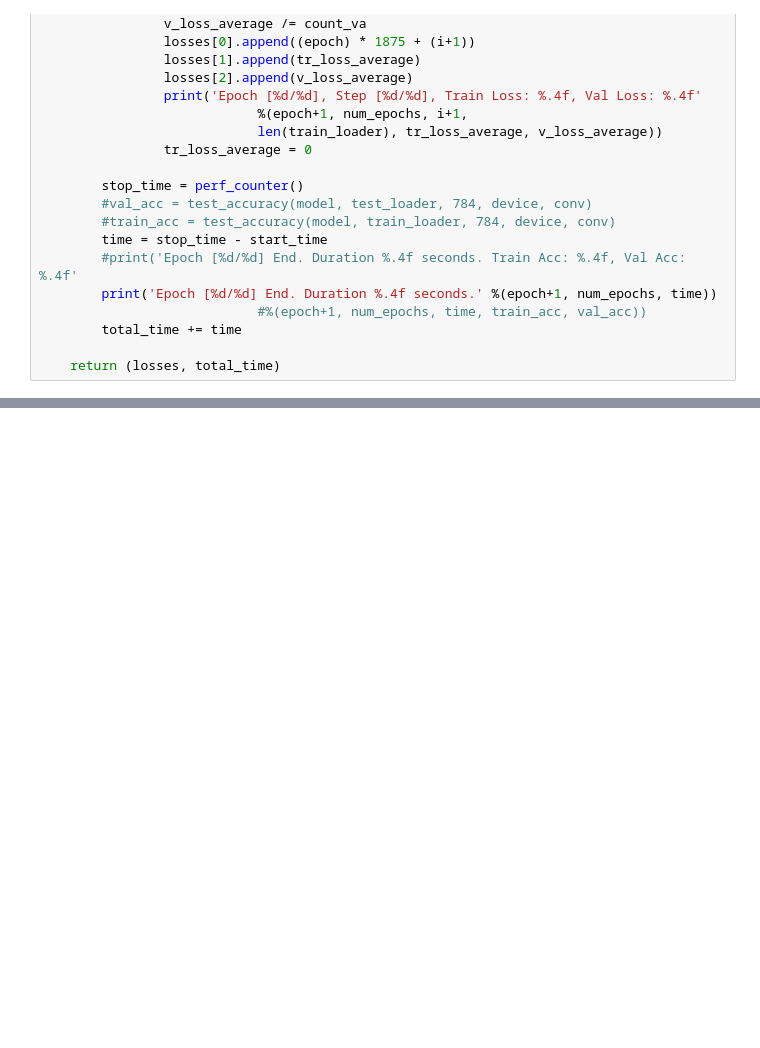
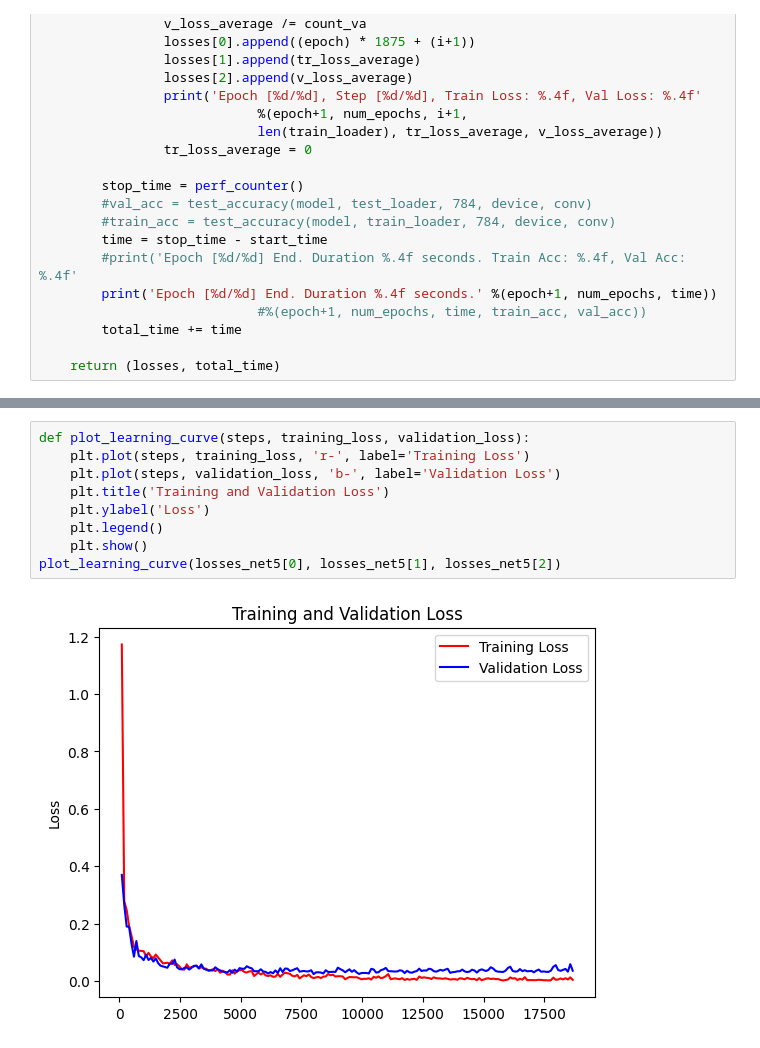
Before and after one commit to MrGrinchFx/CNN-Cuda, a Jupyter notebook: python/python_reference.ipynb, the cells around one changed output, grey strips where cells are left out. Saved outputs shown, nothing was run; the diff lists cells and outputs as text; blank space fills up the shorter version.

```diff
--- a/python/python_reference.ipynb
+++ b/python/python_reference.ipynb
@@ -190,0 +191,11 @@ Total Loss:  0.04888822506901875 and Total Accuracy:  98.77 %
+# %%
+def plot_learning_curve(steps, training_loss, validation_loss):
+    plt.plot(steps, training_loss, 'r-', label='Training Loss')
+    plt.plot(steps, validation_loss, 'b-', label='Validation Loss')
+    plt.title('Training and Validation Loss')
+    plt.ylabel('Loss')
+    plt.legend()
+    plt.show()
+plot_learning_curve(losses_net5[0], losses_net5[1], losses_net5[2])
+# %% [output]
+[figure, added]
```
Also changed, not shown: parts of 2 cells of this notebook, 6 other files.
